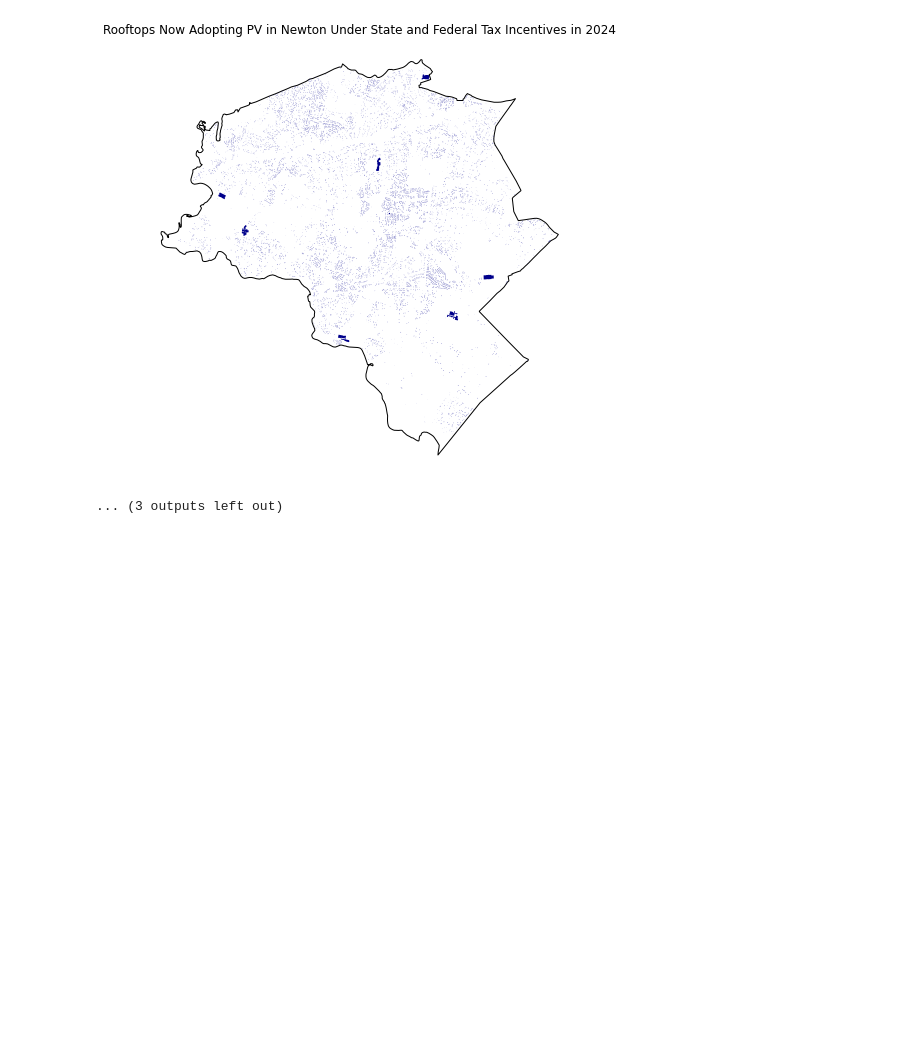
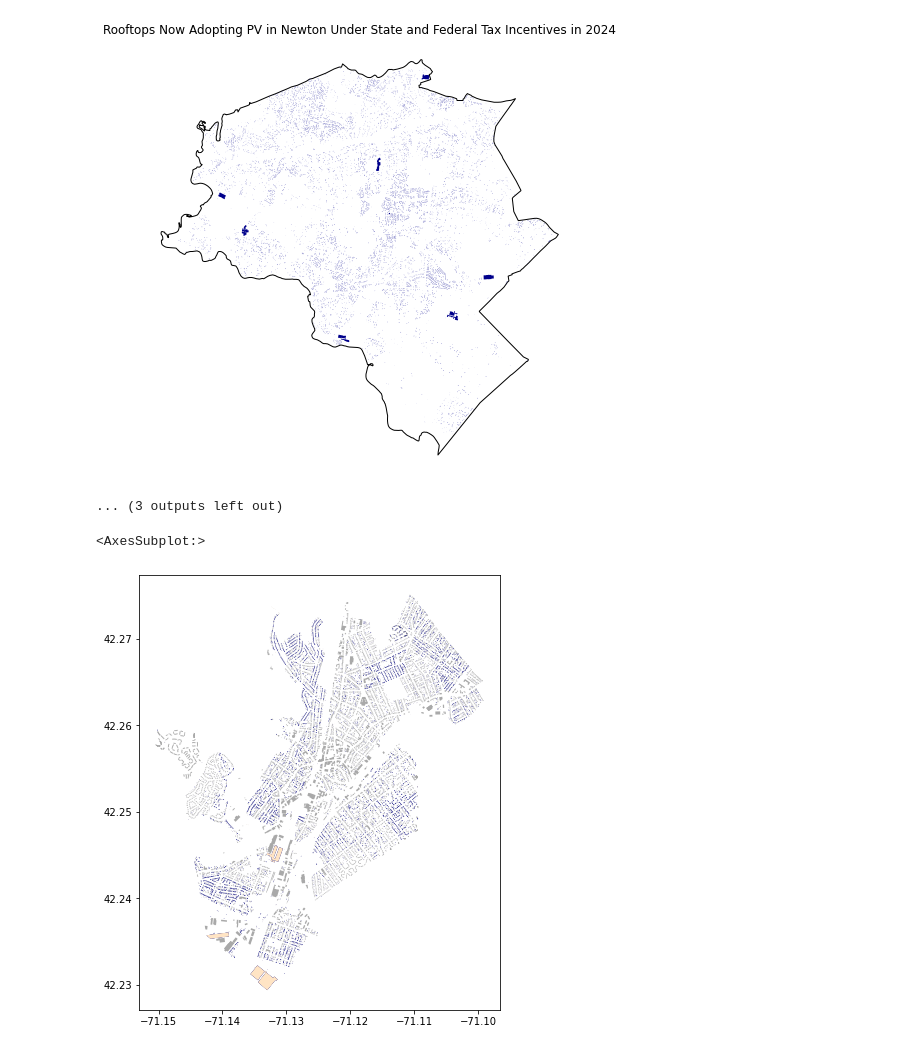
Before and after one commit to ghostpress/ma-solar, a Jupyter notebook: code/analysis.ipynb, the cells around one changed output. Cells and saved outputs as stored; diff of their text form; code cells hidden in the pictures; blank space fills up the shorter version.

Commit message:
Tested new colors for plotting

```diff
--- a/code/analysis.ipynb
+++ b/code/analysis.ipynb
@@ -494,0 +494,14 @@ for k in scen.keys():
+# %%
+# TESTING
+
+fig3, ax3 = plt.subplots()
+fig3.set_size_inches(8, 8)
+
+data[data['index'].eq('Hyde Park')].plot(ax=ax3, facecolor='darkgray', linewidth=0.025)
+sel22[sel22['index'].eq('Hyde Park')].plot(ax=ax3, facecolor='darkblue', linewidth=0)
+
+# No income data
+data[data['index'].eq('Hyde Park') & data['PVcostEst'].eq(0)].plot(ax=ax3, facecolor='bisque', linewidth=0)
+# %% [output]
+<AxesSubplot:>
+[figure, added]
```
Also changed, not shown: parts of 1 cell of this notebook.
